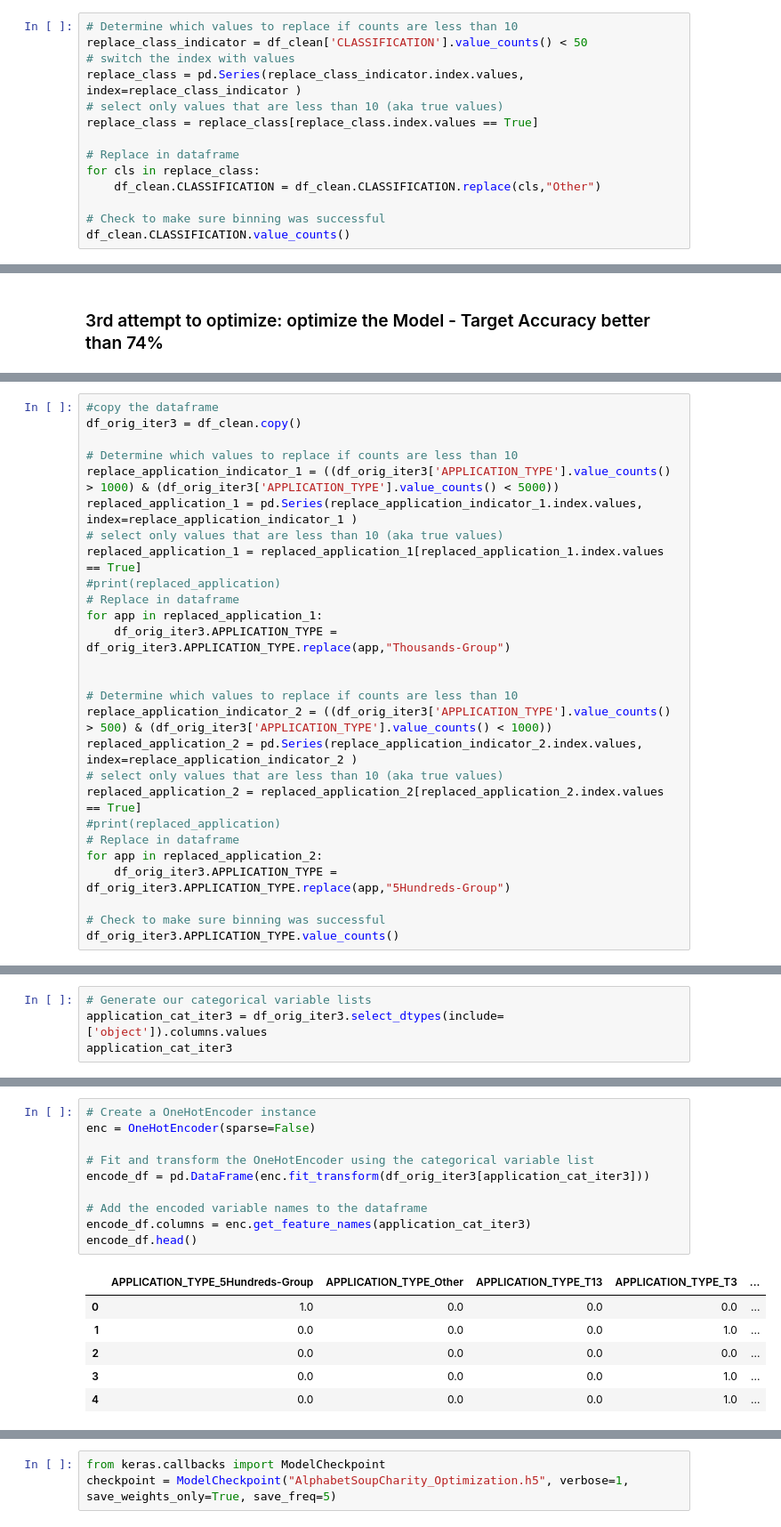
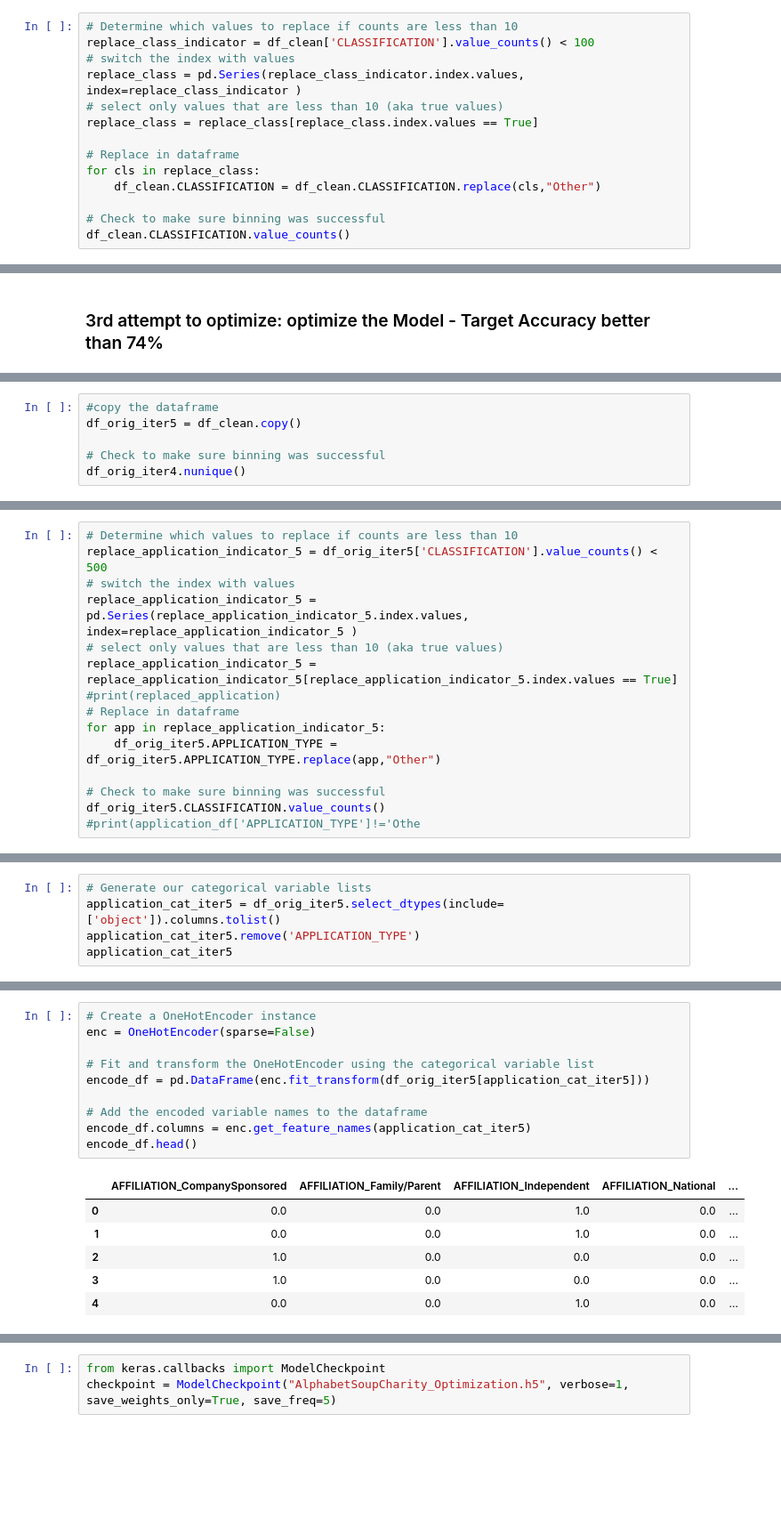
Before and after one commit to vijaycse/Neural_Network_Charity_Analysis, a Jupyter notebook: AlphabetSoupCharity_Optimzation.ipynb, the cells around one changed output, grey strips where cells are left out. Shown at 89% size. Saved outputs shown, nothing was run; the diff lists cells and outputs as text; blank space fills up the shorter version.

```diff
--- a/AlphabetSoupCharity_Optimzation.ipynb
+++ b/AlphabetSoupCharity_Optimzation.ipynb
@@ -120,6 +112,6 @@ df_clean['CLASSIFICATION'].value_counts().plot(kind='line')
 # %%
 # Determine which values to replace if counts are less than 10
-replace_class_indicator = df_clean['CLASSIFICATION'].value_counts() < 50
+replace_class_indicator = df_clean['CLASSIFICATION'].value_counts() < 100
 # switch the index with values
 replace_class = pd.Series(replace_class_indicator.index.values, index=replace_class_indicator )
 # select only values that are less than 10 (aka true values)
@@ -453,0 +533,6 @@ print(f"Loss: {model_loss}, Accuracy: {model_accuracy}")
+# %%
+#copy the dataframe
+df_orig_iter5 = df_clean.copy()
+
+# Check to make sure binning was successful
+df_orig_iter4.nunique()
@@ -454,28 +551,16 @@ print(f"Loss: {model_loss}, Accuracy: {model_accuracy}")
 # %%
-#copy the dataframe
-df_orig_iter3 = df_clean.copy()
-
 # Determine which values to replace if counts are less than 10
-replace_application_indicator_1 = ((df_orig_iter3['APPLICATION_TYPE'].value_counts() > 1000) & (df_orig_iter3['APPLICATION_TYPE'].value_counts() < 5000))
-replaced_application_1 = pd.Series(replace_application_indicator_1.index.values, index=replace_application_indicator_1 )
+replace_application_indicator_5 = df_orig_iter5['CLASSIFICATION'].value_counts() < 500
+# switch the index with values
+replace_application_indicator_5 = pd.Series(replace_application_indicator_5.index.values, index=replace_application_indicator_5 )
 # select only values that are less than 10 (aka true values)
-replaced_application_1 = replaced_application_1[replaced_application_1.index.values == True]
+replace_application_indicator_5 = replace_application_indicator_5[replace_application_indicator_5.index.values == True]
 #print(replaced_application)
 # Replace in dataframe
-for app in replaced_application_1:
-    df_orig_iter3.APPLICATION_TYPE = df_orig_iter3.APPLICATION_TYPE.replace(app,"Thousands-Group")
-
-
-# Determine which values to replace if counts are less than 10
-replace_application_indicator_2 = ((df_orig_iter3['APPLICATION_TYPE'].value_counts() > 500) & (df_orig_iter3['APPLICATION_TYPE'].value_counts() < 1000))
-replaced_application_2 = pd.Series(replace_application_indicator_2.index.values, index=replace_application_indicator_2 )
-# select only values that are less than 10 (aka true values)
-replaced_application_2 = replaced_application_2[replaced_application_2.index.values == True]
-#print(replaced_application)
-# Replace in dataframe
-for app in replaced_application_2:
-    df_orig_iter3.APPLICATION_TYPE = df_orig_iter3.APPLICATION_TYPE.replace(app,"5Hundreds-Group")
+for app in replace_application_indicator_5:
+    df_orig_iter5.APPLICATION_TYPE = df_orig_iter5.APPLICATION_TYPE.replace(app,"Other")
 
 # Check to make sure binning was successful
-df_orig_iter3.APPLICATION_TYPE.value_counts()
+df_orig_iter5.CLASSIFICATION.value_counts()
+#print(application_df['APPLICATION_TYPE']!='Othe
 # %% [output]
@@ -532,5 +593,6 @@ Name: CLASSIFICATION, dtype: int64
 # %%
 # Generate our categorical variable lists
-application_cat_iter3 = df_orig_iter3.select_dtypes(include=['object']).columns.values
-application_cat_iter3
+application_cat_iter5 = df_orig_iter5.select_dtypes(include=['object']).columns.tolist()
+application_cat_iter5.remove('APPLICATION_TYPE')
+application_cat_iter5
 # %% [output]
@@ -540,17 +605,17 @@ array(['APPLICATION_TYPE', 'AFFILIATION', 'CLASSIFICATION', 'USE_CASE',
 # %%
 # Create a OneHotEncoder instance
 enc = OneHotEncoder(sparse=False)
 
 # Fit and transform the OneHotEncoder using the categorical variable list
-encode_df = pd.DataFrame(enc.fit_transform(df_orig_iter3[application_cat_iter3]))
+encode_df = pd.DataFrame(enc.fit_transform(df_orig_iter5[application_cat_iter5]))
 
 # Add the encoded variable names to the dataframe
-encode_df.columns = enc.get_feature_names(application_cat_iter3)
+encode_df.columns = enc.get_feature_names(application_cat_iter5)
 encode_df.head()
 # %% [output]
-|  | APPLICATION_TYPE_5Hundreds-Group | APPLICATION_TYPE_Other | APPLICATION_TYPE_T13 | APPLICATION_TYPE_T3 | ... |
-| 0 | 1.0 | 0.0 | 0.0 | 0.0 | ... |
-| 1 | 0.0 | 0.0 | 0.0 | 1.0 | ... |
-| 2 | 0.0 | 0.0 | 0.0 | 0.0 | ... |
-| 3 | 0.0 | 0.0 | 0.0 | 1.0 | ... |
-| 4 | 0.0 | 0.0 | 0.0 | 1.0 | ... |
+|  | AFFILIATION_CompanySponsored | AFFILIATION_Family/Parent | AFFILIATION_Independent | AFFILIATION_National | ... |
+| 0 | 0.0 | 0.0 | 1.0 | 0.0 | ... |
+| 1 | 0.0 | 0.0 | 1.0 | 0.0 | ... |
+| 2 | 1.0 | 0.0 | 0.0 | 0.0 | ... |
+| 3 | 1.0 | 0.0 | 0.0 | 0.0 | ... |
+| 4 | 0.0 | 0.0 | 1.0 | 0.0 | ... |
```
Also changed, not shown: parts of 39 cells of this notebook, 1 other file.
